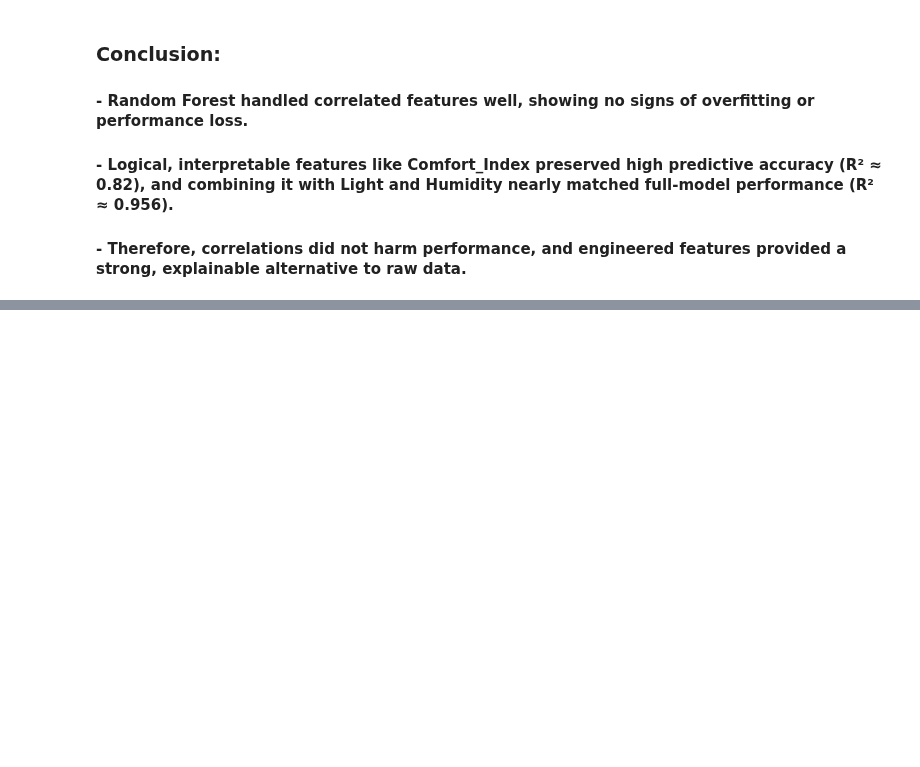
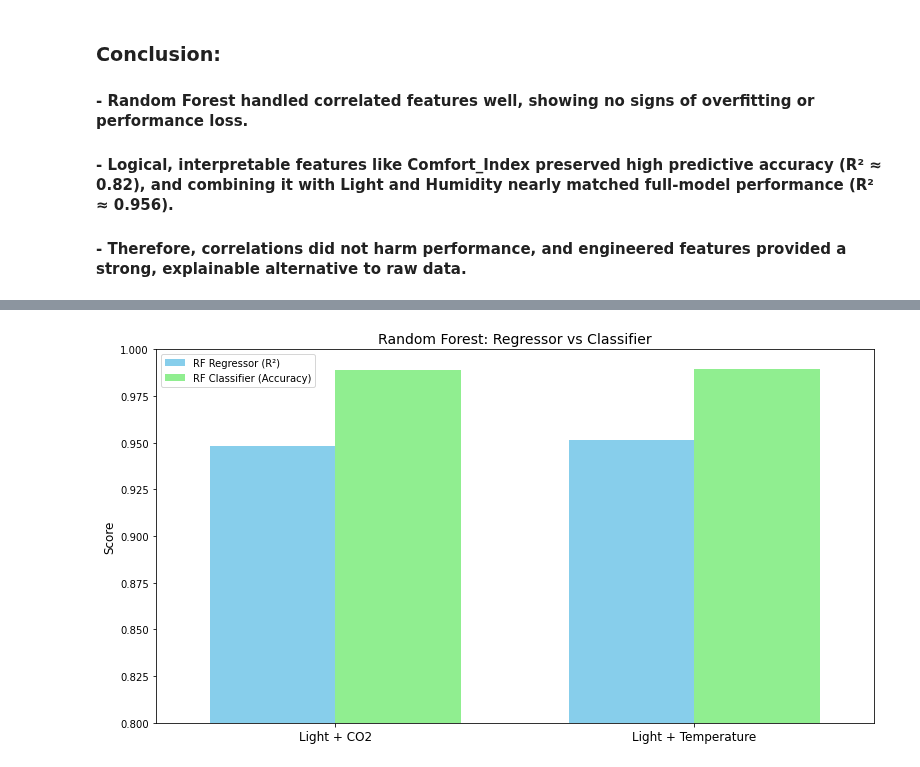
Before and after one commit to NoamShaphir/-MicroClimate, a Jupyter notebook: analysis.ipynb, the cells around one changed output, grey strips where cells are left out. Saved outputs shown, nothing was run; the diff lists cells and outputs as text; code cells hidden in the pictures; blank space fills up the shorter version.

```diff
--- a/analysis.ipynb
+++ b/analysis.ipynb
@@ -1088,0 +1439,40 @@ df = df.drop(columns=['HumidityRatio'])
+# %%
+y = df['Occupancy']
+kf = KFold(n_splits=5, shuffle=True, random_state=42)
+
+feature_sets = {
+    "Light + CO2": ['Light', 'CO2'],
+    "Light + Temperature": ['Light', 'Temperature']
+}
+
+rf_r2_scores = []
+rf_acc_scores = []
+
+for features in feature_sets.values():
+    X = df[features]
+
+    rf_reg = RandomForestRegressor(random_state=42, n_jobs=-1)
+    r2 = cross_val_score(rf_reg, X, y, cv=kf, scoring='r2')
+    rf_r2_scores.append(np.mean(r2))
+
+    rf_clf = RandomForestClassifier(random_state=42, n_jobs=-1)
+    acc = cross_val_score(rf_clf, X, y, cv=kf, scoring='accuracy')
+    rf_acc_scores.append(np.mean(acc))
+
+x = np.arange(len(feature_sets))
+width = 0.35
+
+plt.figure(figsize=(11,6))
+plt.bar(x - width/2, rf_r2_scores, width=width, color='skyblue', label='RF Regressor (R²)')
+plt.bar(x + width/2, rf_acc_scores, width=width, color='lightgreen', label='RF Classifier (Accuracy)')
+
+plt.xticks(x, list(feature_sets.keys()), fontsize=12)
+plt.xlim(-0.5, len(feature_sets)-0.5)  # מוסיף מקום משמאל ומימין
+plt.ylim(0.8, 1)
+plt.ylabel("Score", fontsize=12)
+plt.title("Random Forest: Regressor vs Classifier", fontsize=14)
+plt.legend()
+plt.tight_layout()
+plt.show()
+# %% [output]
+[figure, added]
```
Also changed, not shown: parts of 22 cells of this notebook.
